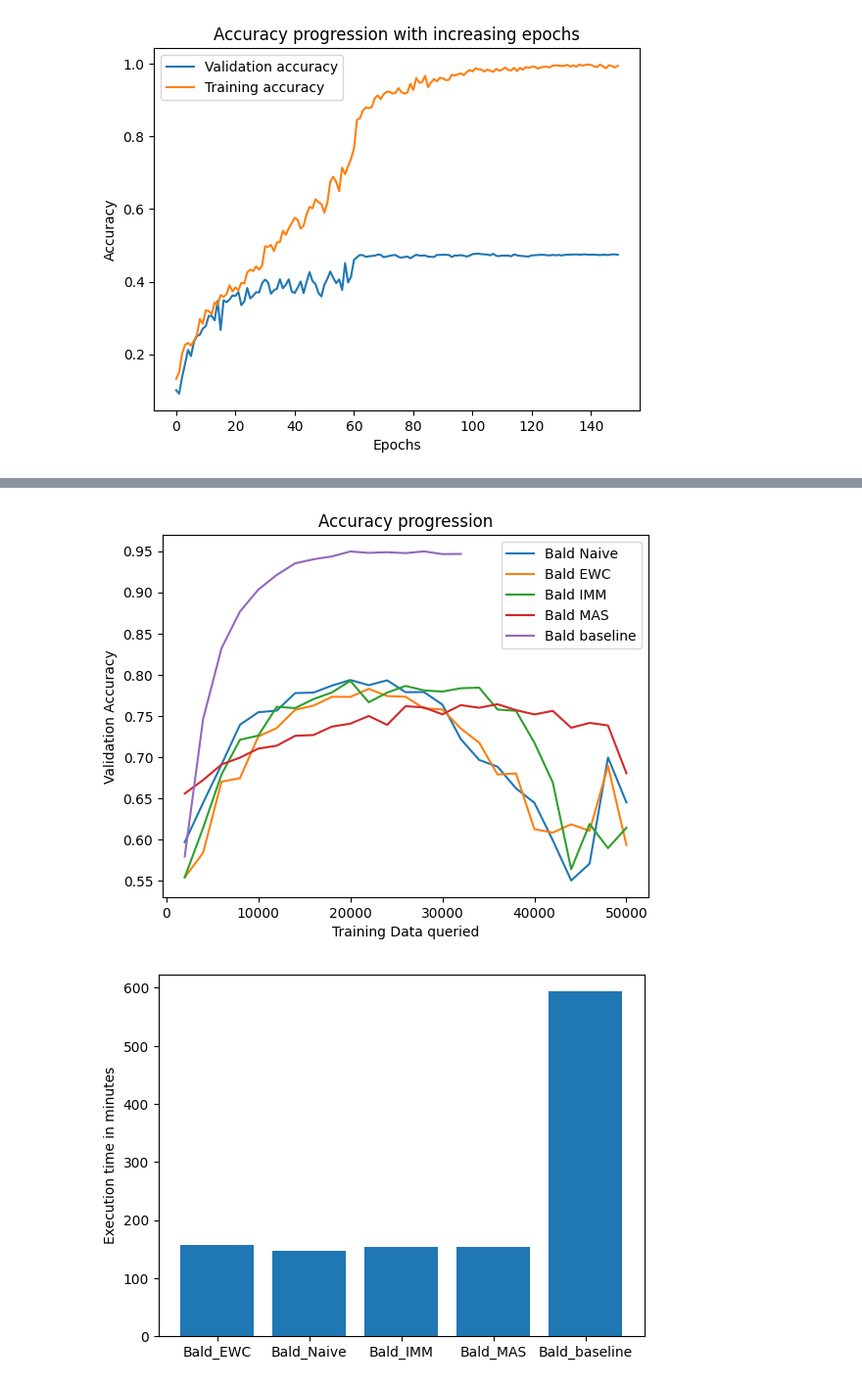
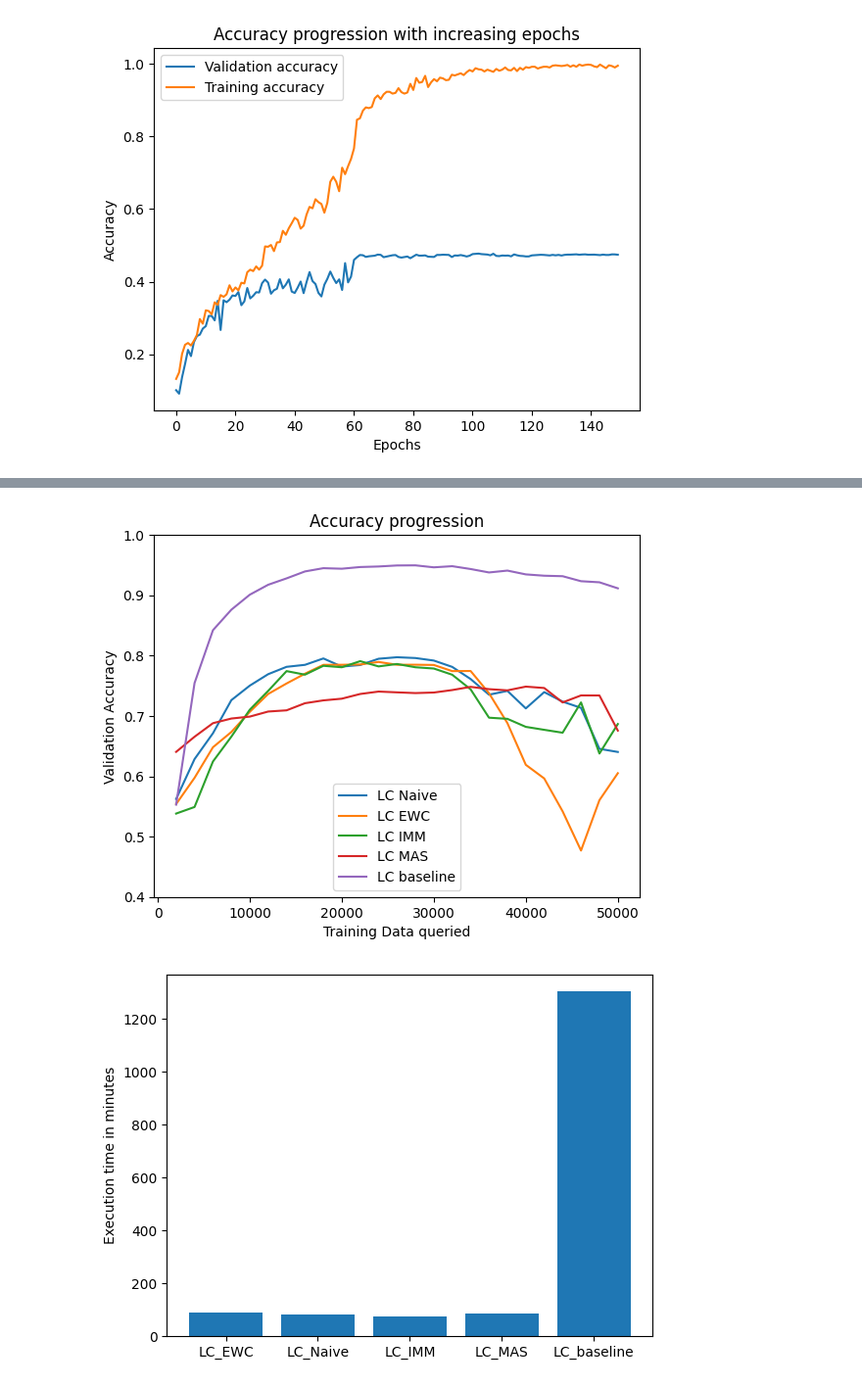
Before and after one commit to FelixMoeller3/calms, a Jupyter notebook: src/evaluation/eval_model_stealing.ipynb, the cells around one changed output, grey strips where cells are left out. Shown at 98% size. Drawn from its saved outputs; the diff is of its cells as text; code cells hidden in the pictures.

```diff
--- a/src/evaluation/eval_model_stealing.ipynb
+++ b/src/evaluation/eval_model_stealing.ipynb
@@ -727,82 +733,82 @@ Bald_EWC = [0.5539, 0.5838, 0.6702, 0.6743, 0.7251, 0.7352, 0.7574, 0.7625, 0.77
 Bald_IMM = [0.5539, 0.614, 0.6789, 0.721, 0.7261, 0.761, 0.7595, 0.7704, 0.7785, 0.7926, 0.7665, 0.7783, 0.7864, 0.781, 0.7795, 0.7836, 0.7843, 0.7577, 0.7562, 0.7175, 0.6691, 0.5638, 0.6187, 0.5894, 0.6142]
 Bald_MAS = [0.6557, 0.6721, 0.691, 0.6993, 0.7103, 0.7138, 0.7258, 0.7268, 0.737, 0.7406, 0.7499, 0.7391, 0.7618, 0.7603, 0.7519, 0.7631, 0.7599, 0.7642, 0.757, 0.7518, 0.7561, 0.7356, 0.7415, 0.7384, 0.6804]
 
-CoreSet_IMM = [0.5063, 0.5896, 0.6567, 0.6899, 0.7095, 0.7375, 0.7623, 0.7783, 0.7763, 0.7902, 0.7917, 0.7946, 0.798, 0.7985, 0.803, 0.7915, 0.8087, 0.8094, 0.798, 0.8083, 0.8001, 0.8029, 0.8061, 0.7931, 0.8138]
-CoreSet_MAS = [0.6515, 0.6618, 0.6766, 0.6809, 0.6935, 0.6979, 0.6979, 0.7032, 0.7038, 0.7046, 0.7142, 0.7132, 0.7225, 0.7314, 0.7377, 0.735, 0.7323, 0.7403, 0.7414, 0.7355, 0.7477, 0.7476, 0.7364, 0.7453, 0.7265]
-CoreSet_EWC = [0.5935, 0.6679, 0.7163, 0.7465, 0.7638, 0.7786, 0.7894, 0.801, 0.8022, 0.7989, 0.8001, 0.8026, 0.8096, 0.8086, 0.8094, 0.8007, 0.8115, 0.8149, 0.8081, 0.8103, 0.81, 0.8065, 0.8064, 0.8035, 0.8099]
-CoreSet_Naive = [0.5487, 0.6099, 0.6678, 0.6973, 0.7135, 0.7395, 0.7638, 0.7814, 0.7808, 0.7874, 0.7936, 0.7976, 0.8018, 0.7951, 0.7951, 0.7907, 0.801, 0.7985, 0.7977, 0.8068, 0.8057, 0.8016, 0.7995, 0.793, 0.8072]
+CoreSet_IMM = [0.5279, 0.5927, 0.6383, 0.6696, 0.695, 0.721, 0.7438, 0.7581, 0.7619, 0.769, 0.7374, 0.7213, 0.765, 0.7393, 0.7428, 0.66, 0.7804, 0.7658, 0.801, 0.7955, 0.7876, 0.7743, 0.749, 0.761, 0.6478]
+CoreSet_MAS = [0.6889, 0.7046, 0.7108, 0.7228, 0.7281, 0.7312, 0.734, 0.7336, 0.7282, 0.7388, 0.7306, 0.727, 0.7365, 0.7087, 0.7465, 0.7199, 0.7445, 0.7072, 0.7422, 0.7177, 0.7015, 0.6962, 0.7011, 0.6402, 0.626]
+CoreSet_EWC = [0.5225, 0.5848, 0.6379, 0.6847, 0.7234, 0.7562, 0.7773, 0.7776, 0.7771, 0.7763, 0.7563, 0.778, 0.7578, 0.7623, 0.7345, 0.7611, 0.7015, 0.768, 0.7462, 0.7827, 0.7778, 0.7754, 0.7639, 0.7184, 0.6968]
+CoreSet_Naive = [0.5946, 0.6374, 0.7124, 0.7466, 0.77, 0.7864, 0.7978, 0.7955, 0.8098, 0.8013, 0.8019, 0.7919, 0.752, 0.7698, 0.6869, 0.7763, 0.7176, 0.7662, 0.7657, 0.773, 0.7674, 0.7629, 0.7555, 0.723, 0.6818]
 
-Badge_Naive = []
-Badge_MAS = []
-Badge_IMM = []
-Badge_EWC = []
+Badge_Naive = [0.6026, 0.6729, 0.7262, 0.7496, 0.7793, 0.7854, 0.7868, 0.8024, 0.8051, 0.8085, 0.8048, 0.8039, 0.7995, 0.8231, 0.8116, 0.8123, 0.8049, 0.8054, 0.7856, 0.7886, 0.7597, 0.7415, 0.7393, 0.677, 0.4499]
+Badge_MAS = [0.6576, 0.6856, 0.7014, 0.714, 0.7256, 0.7245, 0.7359, 0.7361, 0.7486, 0.7491, 0.7566, 0.7522, 0.7619, 0.754, 0.7659, 0.7688, 0.7675, 0.7739, 0.7754, 0.774, 0.7677, 0.7624, 0.7598, 0.7526, 0.7328]
+Badge_IMM = [0.5833, 0.6643, 0.7173, 0.7411, 0.7747, 0.7876, 0.7947, 0.8031, 0.7945, 0.7969, 0.8061, 0.8089, 0.8157, 0.8145, 0.8089, 0.8071, 0.8002, 0.7981, 0.7907, 0.7901, 0.7693, 0.784, 0.7486, 0.6966, 0.6523]
+Badge_EWC = [0.6036, 0.6648, 0.7301, 0.7616, 0.7841, 0.7977, 0.7949, 0.7943, 0.8, 0.7996, 0.8047, 0.8125, 0.7996, 0.8129, 0.8034, 0.8175, 0.7954, 0.8034, 0.8016, 0.794, 0.7796, 0.7759, 0.7233, 0.7104, 0.653]
 
-Random_Baseline = [0.5331, 0.6766, 0.7472, 0.7828, 0.8156, 0.8391, 0.8541, 0.8704, 0.8874, 0.8965, 0.9044, 0.9077, 0.9144, 0.9188, 0.9274, 0.9288]
-Badge_Baseline = [0.5367, 0.6631, 0.7508, 0.8224, 0.86, 0.8771, 0.8925, 0.9017, 0.9089, 0.9114, 0.9203, 0.9231, 0.926, 0.9289, 0.9291, 0.9341]
-Lc_Baseline = [0.5654, 0.7463, 0.8306, 0.8761, 0.9006, 0.9172, 0.9301, 0.937, 0.9446, 0.9452, 0.9489, 0.9491, 0.9463, 0.9489, 0.9448, 0.9435]
-CoreSet_Baseline = [0.5255, 0.7032, 0.7838, 0.8366, 0.8675, 0.8832, 0.8937, 0.9017, 0.9113, 0.9176, 0.9193, 0.9256, 0.9267, 0.9327, 0.9328, 0.9328]
-Bald_Baseline = [0.5792, 0.7462, 0.8322, 0.8767, 0.9034, 0.9212, 0.9353, 0.9402, 0.9437, 0.9497, 0.948, 0.9488, 0.9477, 0.9498, 0.9465, 0.9467]
+Random_Baseline = [0.5546, 0.6688, 0.7176, 0.7615, 0.7899, 0.8296, 0.8511, 0.8638, 0.8823, 0.9007, 0.9058, 0.913, 0.9187, 0.9233, 0.9303, 0.9308, 0.9343, 0.9336, 0.938, 0.9397, 0.9425, 0.9424, 0.9474, 0.9507, 0.9504]
+Badge_Baseline = [0.5967, 0.7767, 0.8435, 0.8794, 0.8991, 0.9137, 0.9268, 0.9353, 0.9398, 0.9435, 0.9485, 0.9504, 0.9488, 0.9493, 0.9477, 0.945, 0.9436, 0.9401, 0.9381, 0.9341, 0.9344, 0.9289, 0.927, 0.9193, 0.9189]
+Lc_Baseline = [0.553, 0.7545, 0.8421, 0.8761, 0.9009, 0.9174, 0.928, 0.9395, 0.9449, 0.944, 0.9468, 0.9477, 0.9494, 0.9496, 0.9463, 0.9482, 0.9435, 0.9378, 0.9409, 0.9346, 0.9324, 0.9316, 0.9233, 0.9215, 0.9115]
+CoreSet_Baseline = [0.5536, 0.7182, 0.8172, 0.8658, 0.8933, 0.9068, 0.9183, 0.93, 0.9391, 0.9421, 0.9442, 0.9452, 0.9476, 0.947, 0.9461, 0.9458, 0.9427, 0.9422, 0.9402, 0.9376, 0.935, 0.9307, 0.9284, 0.9205, 0.9204]
+Bald_Baseline = []
 
-x_badge = [(i+1)*2000 for i in range(16)]
 x = [(i+1)*2000 for i in range(25)]
-plt.plot(x[:len(Bald_Naive)],Bald_Naive,label="Bald Naive")
-plt.plot(x[:len(Bald_EWC)],Bald_EWC,label="Bald EWC")
-plt.plot(x[:len(Bald_IMM)],Bald_IMM,label="Bald IMM")
-plt.plot(x[:len(Bald_MAS)],Bald_MAS,label="Bald MAS")
-plt.plot(x_badge[:len(Bald_Baseline)],Bald_Baseline,label="Bald baseline")
+plt.plot(x,LC_Naive,label="LC Naive")
+plt.plot(x,Lc_EWC,label="LC EWC")
+plt.plot(x,Lc_IMM,label="LC IMM")
+plt.plot(x,Lc_MAS,label="LC MAS")
+plt.plot(x,Lc_Baseline,label="LC baseline")
+plt.ylim(0.4,1.0)
 plt.title("Accuracy progression")
 plt.xlabel("Training Data queried")
 plt.ylabel("Validation Accuracy")
 plt.legend()
 plt.show()
 # %% [output]
-[figure, old version]
+[figure, new version]
 # %%
 # 2000 Queries time
 LC_Naive = '01h:20m:09s'
 Lc_MAS = '01h:24m:12s'
 Lc_IMM = '01h:16m:17s'
 Lc_EWC = '01h:29m:46s'
 
 Random_MAS = '01h:24m:29s'
 Random_IMM = '01h:17m:10s'
 Random_EWC = '01h:23m:44s'
 Random_Naive = '01h:15m:38s'
 
 Bald_Naive = '02h:26m:21s'
 Bald_EWC = '02h:36m:41s'
 Bald_IMM = '02h:32m:55s'
 Bald_MAS = '02h:33m:35s'
 
-CoreSet_IMM = '02h:27m:34s'
-CoreSet_MAS = '02h:20m:06s'
-CoreSet_EWC = '02h:34m:07s'
-CoreSet_Naive = '02h:24m:48s'
+CoreSet_IMM = '02h:24m:38s'
+CoreSet_MAS = '02h:40m:49s'
+CoreSet_EWC = '02h:31m:40s'
+CoreSet_Naive = '02h:41m:39s'
 
-Badge_Naive = ''
-Badge_MAS = '11h:02m:33s'
-Badge_IMM = ''
-Badge_EWC = ''
+Badge_Naive = '11h:44m:16s'
+Badge_MAS = '11h:31m:16s'
+Badge_IMM = '11h:40m:51s'
+Badge_EWC = '11h:46m:43s'
 
-Badge_baseline = '18h:04m:24s'
-LC_baseline = '08h:37m:37s'
-Bald_baseline = '09h:53m:34s'
-Random_baseline = '08h:35m:55s'
-CoreSet_baseline = '09h:24m:49s'
+Badge_baseline = '32h:15m:00s'
+LC_baseline = '21h:42m:58s'
+Bald_baseline = ''
+Random_baseline = '21h:29m:58s'
+CoreSet_baseline = '22h:22m:11s'
 
-data = {'Bald_EWC': transform_timestamp(Bald_EWC),
-        'Bald_Naive': transform_timestamp(Bald_Naive),
-        'Bald_IMM': transform_timestamp(Bald_IMM),
-        'Bald_MAS': transform_timestamp(Bald_MAS),
-        'Bald_baseline' : transform_timestamp(Bald_baseline)
+data = {'LC_EWC': transform_timestamp(Lc_EWC),
+        'LC_Naive': transform_timestamp(LC_Naive),
+        'LC_IMM': transform_timestamp(Lc_IMM),
+        'LC_MAS': transform_timestamp(Lc_MAS),
+        'LC_baseline' : transform_timestamp(LC_baseline)
         }
 methods = list(data.keys())
 times = list(data.values())
 plt.bar(methods,times)
 plt.ylabel("Execution time in minutes")
 plt.show()
 # %% [output]
-[figure, old version]
+[figure, new version]
 # %%
 # 4000 Queries accuracy
 LC_Naive = [0.684, 0.7983, 0.8201, 0.8362, 0.8398, 0.8439, 0.8391, 0.8375, 0.8226, 0.8184, 0.7929, 0.7526, 0.7368]
```
Also changed, not shown: parts of 4 cells of this notebook, 3 other files.
